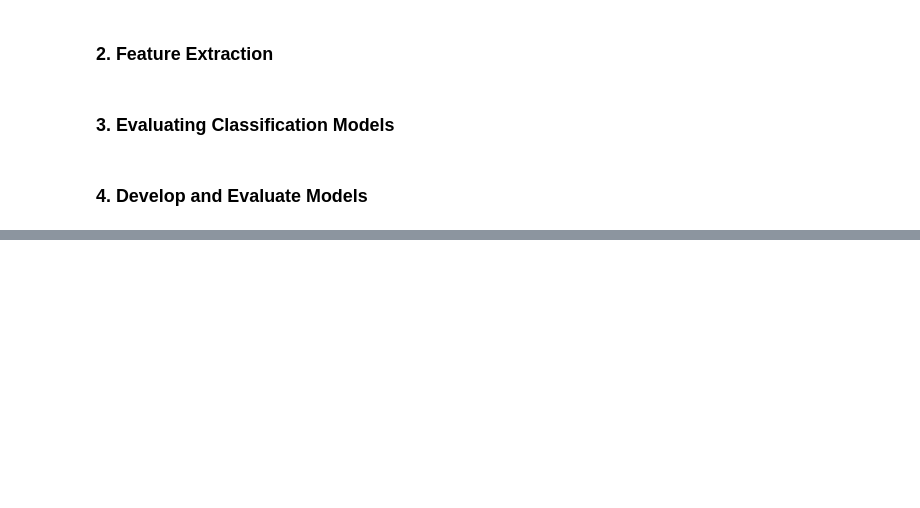
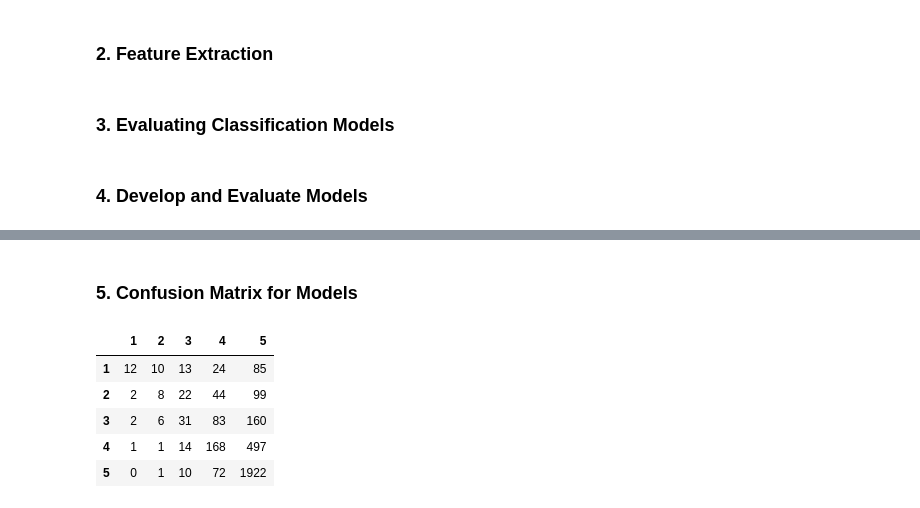
Before and after one commit to anxin16/Capstone-Project-3, a Jupyter notebook: Capstone_Report/Amazon-Review_2.ipynb, the cells around one changed output, grey strips where cells are left out. Cells and saved outputs as stored; diff of their text form; code cells hidden in the pictures; blank space fills up the shorter version.

```diff
--- a/Capstone_Report/Amazon-Review_2.ipynb
+++ b/Capstone_Report/Amazon-Review_2.ipynb
@@ -761,10 +758,14 @@ def train_predict_evaluate_model(classifier,
     # build model
     classifier.fit(train_features, train_labels)
     # predict using model
-    predictions = classifier.predict(test_features)
+    train_predictions = classifier.predict(train_features)
+    test_predictions = classifier.predict(test_features)
     # evaluate model prediction performance
-    get_metrics(true_labels=test_labels, predicted_labels=predictions)
-    return predictions
+    print ('Training set performance:')
+    get_metrics(true_labels=train_labels, predicted_labels=train_predictions)
+    print ('Test set performance:')
+    get_metrics(true_labels=test_labels, predicted_labels=test_predictions)
+    return test_predictions
 # %% [markdown]
 ### 4. Develop and Evaluate Models
 # %%
@@ -794,0 +813,7 @@ F1 Score: 0.6
+# %%
+# Logistic Regression with tfidf features
+LR_tfidf_predictions = train_predict_evaluate_model(classifier=clf_LR,
+                                           train_features=tfidf_train_features,
+                                           train_labels=train_labels,
+                                           test_features=tfidf_test_features,
+                                           test_labels=test_labels)
@@ -794,0 +1306,14 @@ F1 Score: 0.6
+# %% [markdown]
+### 5. Confusion Matrix for Models
+# %%
+from sklearn.metrics import confusion_matrix
+
+LR_tfidf_cm = confusion_matrix(test_labels, LR_tfidf_predictions)
+pd.DataFrame(LR_tfidf_cm, index=range(1,6), columns=range(1,6))
+# %% [output]
+|  | 1 | 2 | 3 | 4 | 5 |
+| 1 | 12 | 10 | 13 | 24 | 85 |
+| 2 | 2 | 8 | 22 | 44 | 99 |
+| 3 | 2 | 6 | 31 | 83 | 160 |
+| 4 | 1 | 1 | 14 | 168 | 497 |
+| 5 | 0 | 1 | 10 | 72 | 1922 |
```
Also changed, not shown: parts of 32 cells of this notebook.
